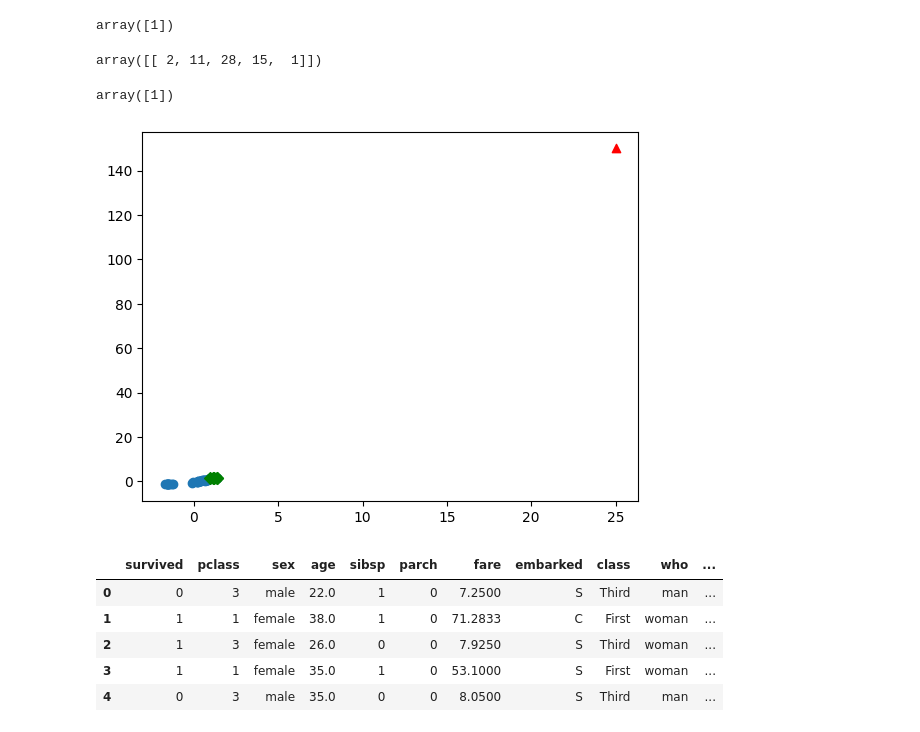
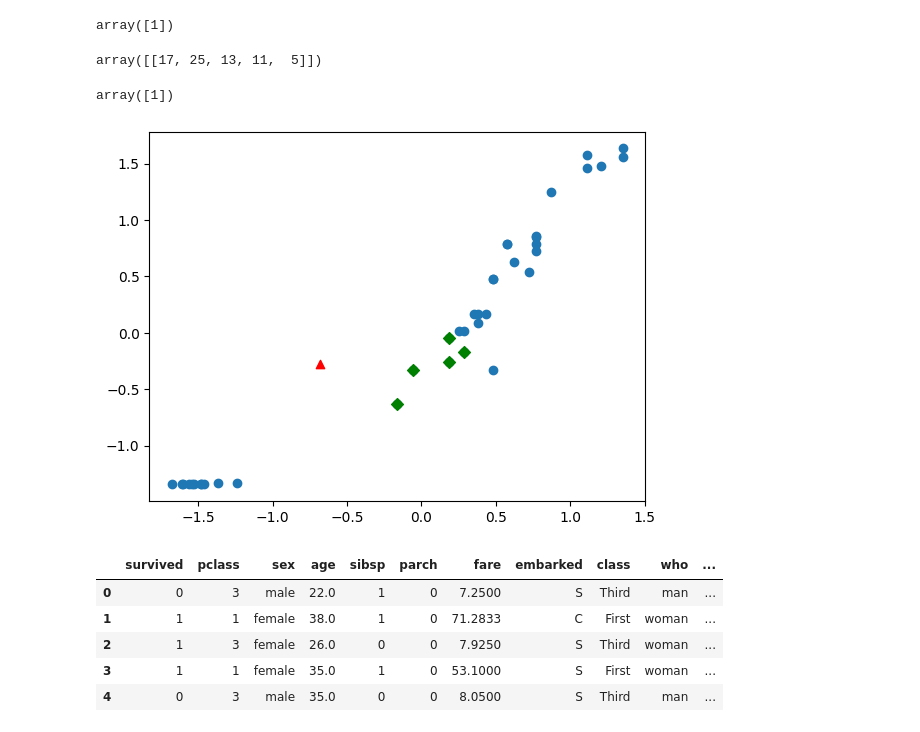
Before and after one commit to greatsangho/python_ML, a Jupyter notebook: Pandas/20240919_분류와 로지스틱회귀.ipynb, the cells around one changed output. Saved outputs shown, nothing was run; the diff lists cells and outputs as text; code cells hidden in the pictures.

```diff
--- a/Pandas/20240919_분류와 로지스틱회귀.ipynb
+++ b/Pandas/20240919_분류와 로지스틱회귀.ipynb
@@ -247,7 +247,8 @@ x_test_scaled = ss.transform(x_test) # 같은 형식으로, transform만
 model = KNeighborsClassifier()
 model.fit(x_train_scaled, y_train)
 model.score(x_test_scaled, y_test)
-sample = np.array([[25,150]])
+new = ([25,150]-np.mean(x_train))/np.std(x_train)
+sample = np.array([new])
 model.predict(sample)
 # %% [output]
 array([1])
@@ -255,17 +256,17 @@ array([1])
 distance, index = model.kneighbors(sample)
 index
 # %% [output]
-array([[ 2, 11, 28, 15,  1]])
+array([[17, 25, 13, 11,  5]])
 # %%
 # 시각화를 통해 확인
 plt.scatter(x =x_train_scaled[:,0], y=x_train_scaled[:,1])
-plt.scatter(x=25,y=150, marker='^',c='red')
+plt.scatter(x=new[0],y=new[1], marker='^',c='red')
 # # 이웃한 5개의 실제 데이터
 plt.scatter(x_train_scaled[index][0][:,0],x_train_scaled[index][0][:,1],marker='D',c='green')
-model.predict([(25,150)])
+model.predict([new])
 # %% [output]
 array([1])
-[figure, old version]
+[figure, new version]
 # %%
 # 전체에 대한 맞춘 확률보다 얼마나 맞추었는지가 중요함
 # 분류 모델을 평가하는 지표
```
Also changed, not shown: parts of 5 cells of this notebook, 4 other files.
